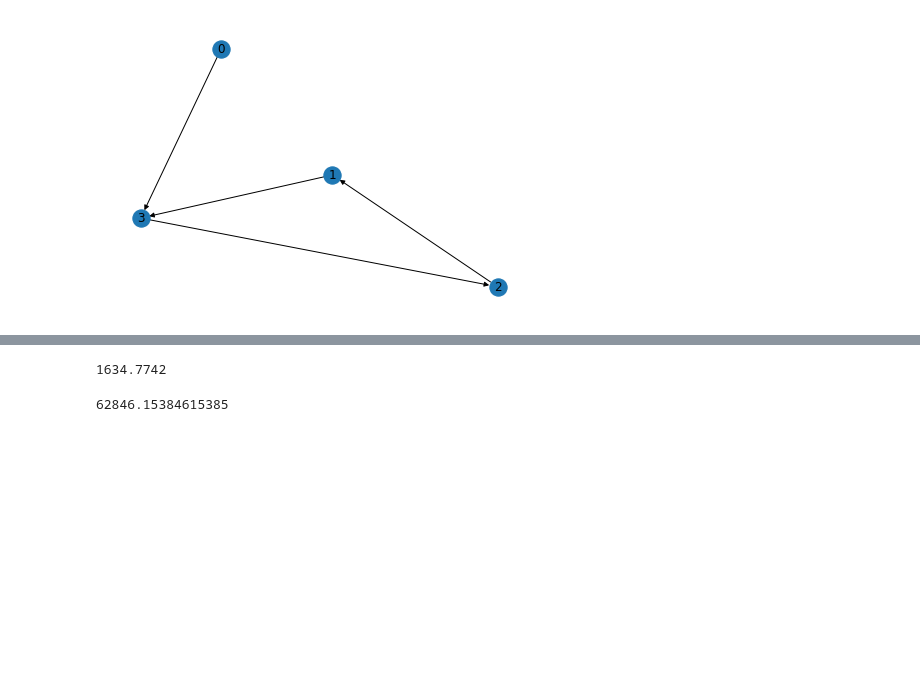
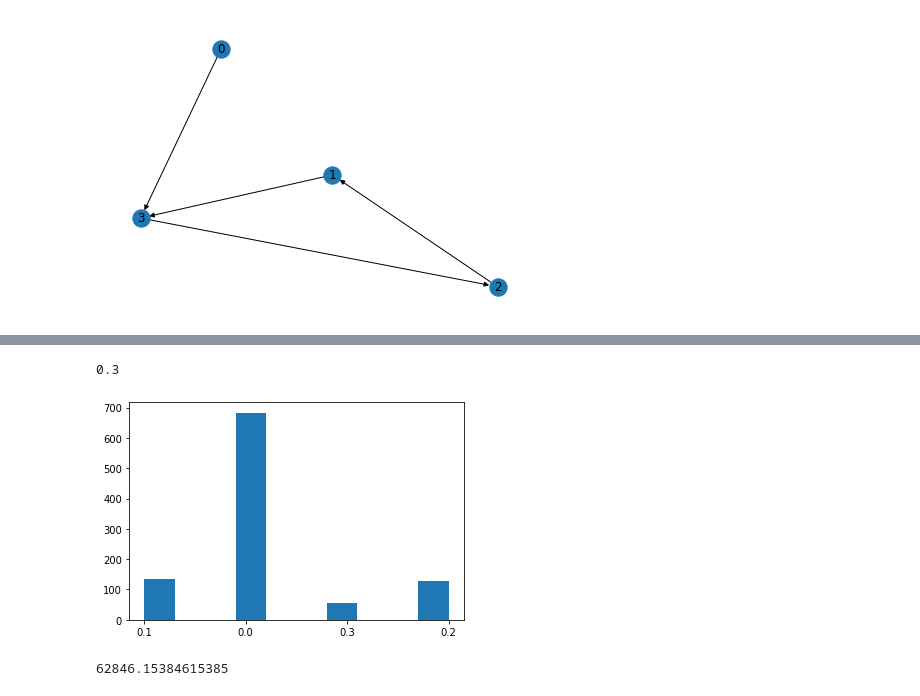
Before and after one commit to mbombek/ina_project, a Jupyter notebook: runner.ipynb, the cells around one changed output, grey strips where cells are left out. Saved outputs shown, nothing was run; the diff lists cells and outputs as text; code cells hidden in the pictures; blank space fills up the shorter version.

```diff
--- a/runner.ipynb
+++ b/runner.ipynb
@@ -104,11 +259,14 @@ enron
 # %%
-rts = 0
-for i in range(10000):
-    rt = cascade(twitter_G, retweet_prob=0.026, table=False, name='twitter')
-    rts += rt
-print(rts / 10000)
+cascade_sizes = list()
+for i in range(1000):
+    size, visited = cascade(facebook_G, retweet_prob=0.026, table=False, name='twitter', directed=False)
+    cascade_sizes.append(size)
+print(max(cascade_sizes))
+plt.hist(cascade_sizes)
+plt.show()
 # %% [output]
-1634.7742
+0.3
+[figure, added]
 # %%
 print(1634 / 0.026)
 # %% [output]
```
Also changed, not shown: parts of 12 cells of this notebook, 1 other file.
